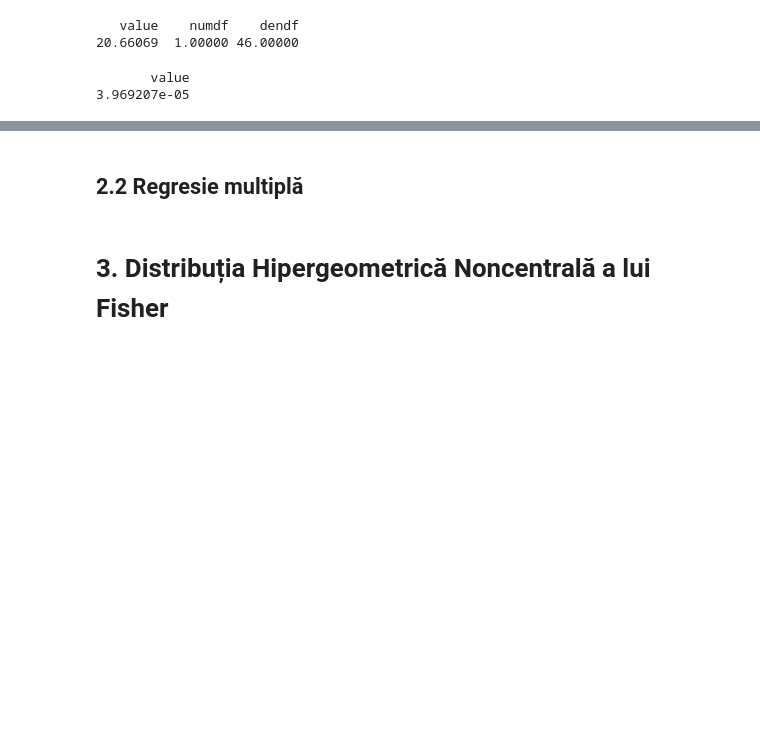
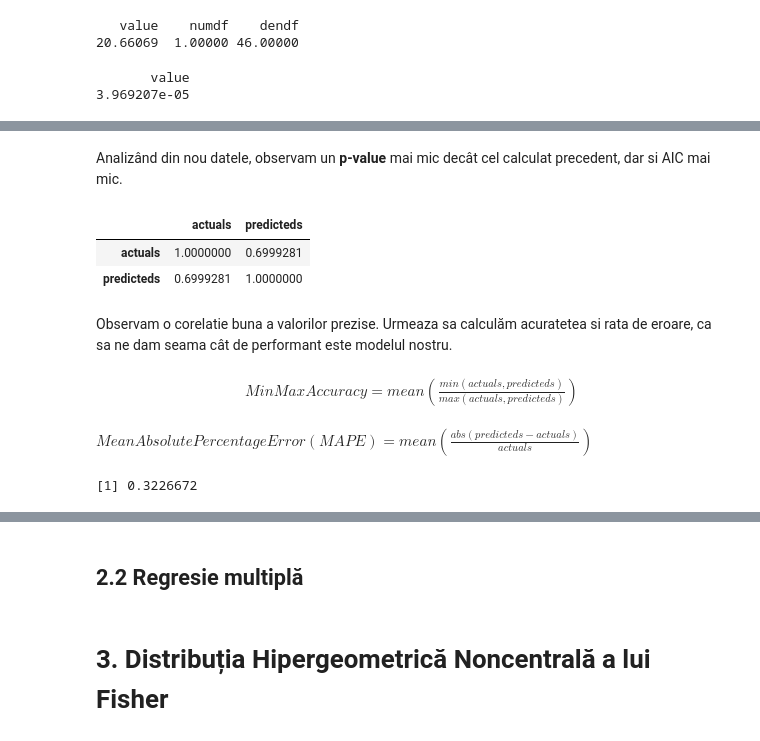
Before and after one commit to crstern/Statistics, a Jupyter notebook: Proiect.ipynb, the cells around one changed output, grey strips where cells are left out. Saved outputs shown, nothing was run; the diff lists cells and outputs as text; code cells hidden in the pictures; blank space fills up the shorter version.

```diff
--- a/Proiect.ipynb
+++ b/Proiect.ipynb
@@ -330,0 +359,4 @@ model_p
+# %%
+trainingRowIndex <- sample(1:nrow(rock), 0.8*nrow(cars))
+trainingData <- rock[trainingRowIndex, ]
+testData <- rock[-trainingRowIndex, ]
@@ -330,0 +365,3 @@ model_p
+# %%
+lmMod <- lm(perm ~ shape, data=trainingData)
+permPrediction <- predict(lmMod, testData)
@@ -330,0 +390,16 @@ model_p
+# %% [markdown]
+Analizând din nou datele, observam un **p-value** mai mic decât cel calculat precedent, dar si AIC mai mic.
+# %%
+actuals_preds <- data.frame(cbind(actuals=testData$perm, predicteds = permPrediction))
+correlation_accuracy <- cor(actuals_preds, )
+correlation_accuracy
+# %% [output]
+|  | actuals | predicteds |
+| actuals | 1.0000000 | 0.6999281 |
+| predicteds | 0.6999281 | 1.0000000 |
+# %% [markdown]
+Observam o corelatie buna a valorilor prezise. Urmeaza sa calculăm acuratetea si rata de eroare, ca sa ne dam seama cât de performant este modelul nostru.
+# %% [markdown]
+<center>$MinMaxAccuracy = mean(\frac{min(actuals, predicteds)}{max(actuals, predicteds)})$ </center>
+# %% [markdown]
+$ MeanAbsolutePercentageError(MAPE) = mean(\frac{abs(predicteds - actuals)}{actuals}) $
@@ -330,0 +409,4 @@ model_p
+# %%
+min_max_accuracy
+# %% [output]
+[1] 0.3226672
```
Also changed, not shown: parts of 25 cells of this notebook.
